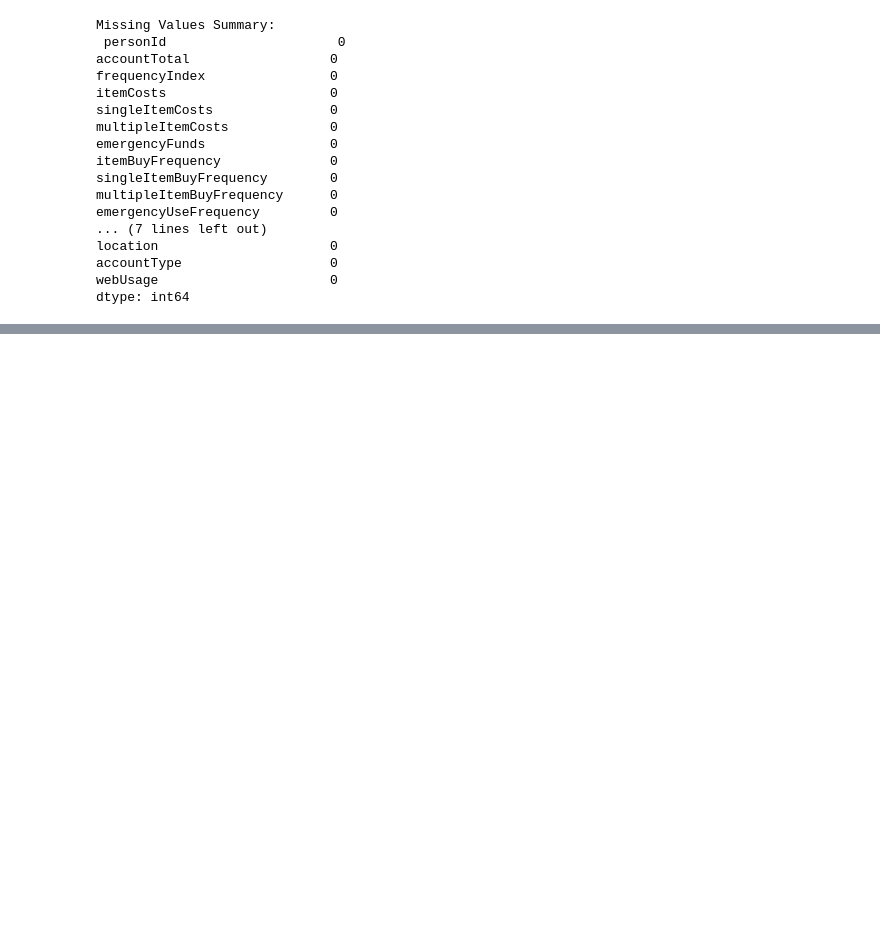
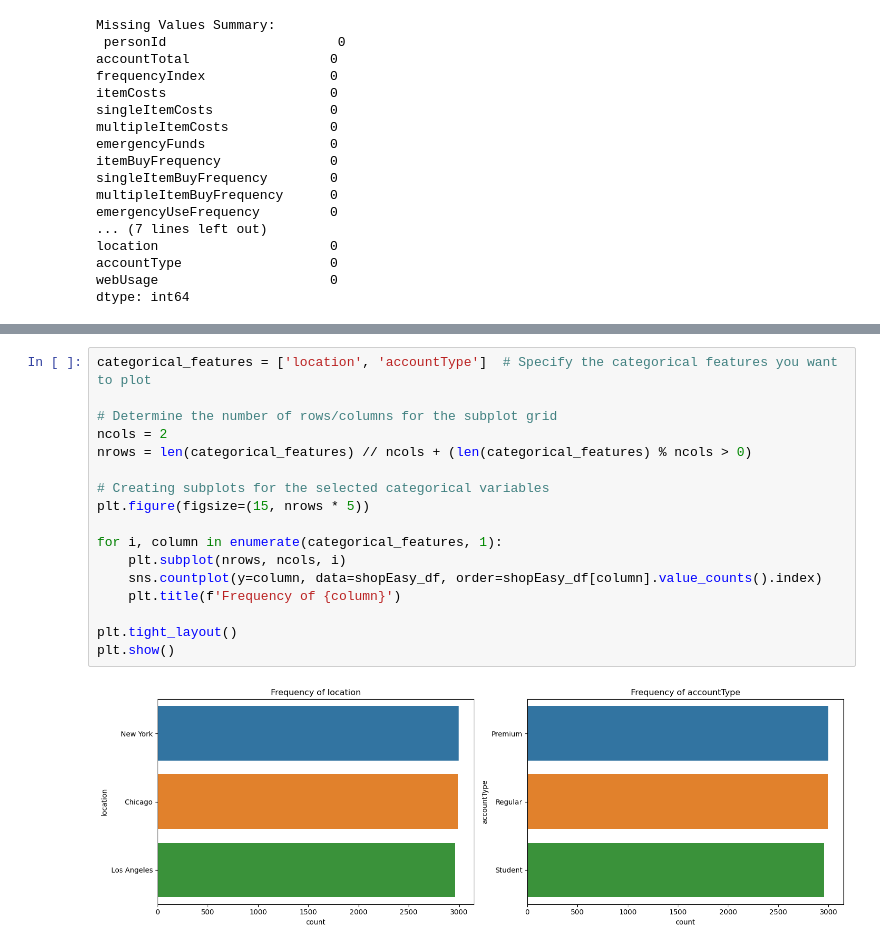
Before and after one commit to MattiaCervelli/AI-ML_project.shopEasy_283791, a Jupyter notebook: main.ipynb, the cells around one changed output, grey strips where cells are left out. Drawn from its saved outputs; the diff is of its cells as text; blank space fills up the shorter version.

```diff
--- a/main.ipynb
+++ b/main.ipynb
@@ -43,0 +74,19 @@ plt.show()
+# %%
+categorical_features = ['location', 'accountType']  # Specify the categorical features you want to plot
+
+# Determine the number of rows/columns for the subplot grid
+ncols = 2
+nrows = len(categorical_features) // ncols + (len(categorical_features) % ncols > 0)
+
+# Creating subplots for the selected categorical variables
+plt.figure(figsize=(15, nrows * 5))
+
+for i, column in enumerate(categorical_features, 1):
+    plt.subplot(nrows, ncols, i)
+    sns.countplot(y=column, data=shopEasy_df, order=shopEasy_df[column].value_counts().index)
+    plt.title(f'Frequency of {column}')
+
+plt.tight_layout()
+plt.show()
+# %% [output]
+[figure, added]
```
Also changed, not shown: parts of 7 cells of this notebook.
